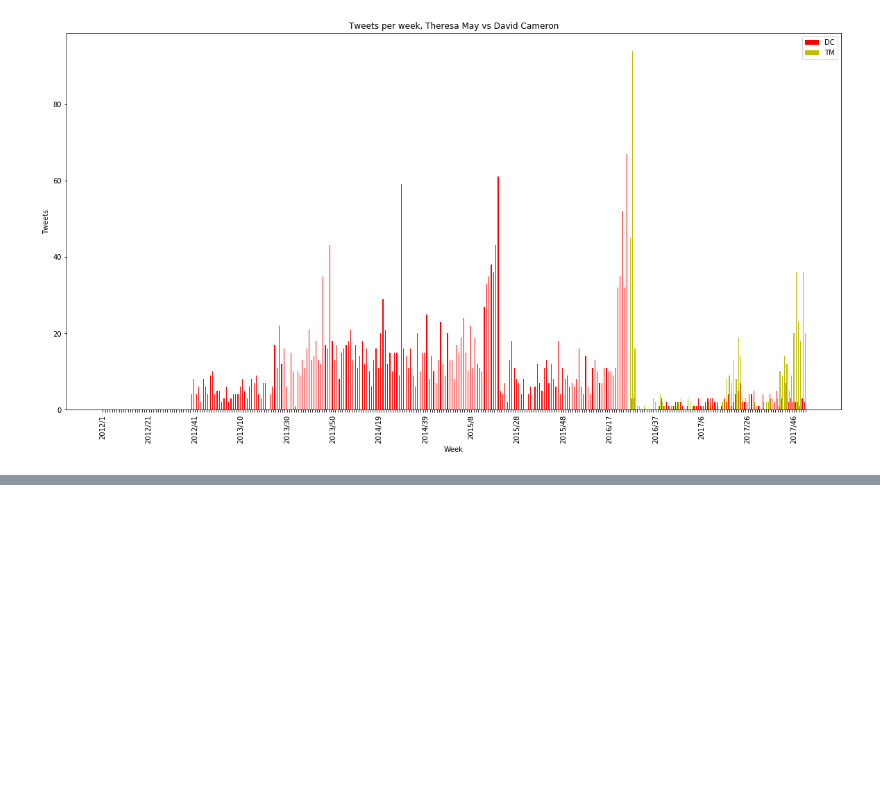
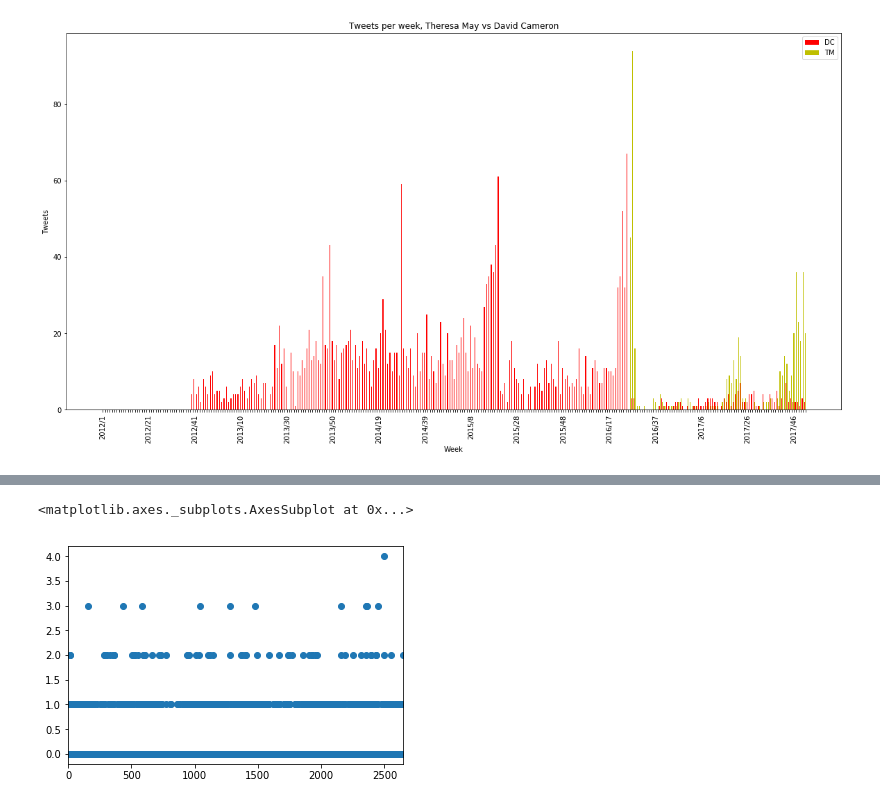
Before and after one commit to puntofisso/Birkbeck, a Jupyter notebook: May_Cameron_Varadkar.ipynb, the cells around one changed output, grey strips where cells are left out. Saved outputs shown, nothing was run; the diff lists cells and outputs as text; code cells hidden in the pictures; blank space fills up the shorter version.

Commit message:
Calculation of indices draft

```diff
--- a/May_Cameron_Varadkar.ipynb
+++ b/May_Cameron_Varadkar.ipynb
@@ -146,0 +162,32 @@ plt.show()
+# %%
+# Here we define dh
+words_energy = ['believe', 'belief', 'action', 'do',
+                'take', 'fast', 'quick', 'as soon as possible', 'law', 'legislate',
+                'respond', 'right', 'wrong']
+
+words_friendliness = ['sympathy', 'concern', 'condolences', 'support', 'understand',
+                      'help', 'assist', 'disaster', 'tragedy']
+# %%
+# Word search -> calculate the two indices and add to the table
+import re
+
+indices_of_friendliness = []
+indices_of_energy = []
+
+for sentence in dc['text'].str.lower():
+
+    indexF = 0
+    for word in words_friendliness:
+        occurrences = len(re.findall(word,sentence))
+        indexF = indexF + occurrences
+    indices_of_friendliness.append(indexF)
+
+    indexE = 0
+    for word in words_energy:
+        occurrences = len(re.findall(word,sentence))
+        indexE = indexE + occurrences
+    indices_of_energy.append(indexE)
+
+dc['energy'] = indices_of_energy
+dc['friendliness'] = indices_of_friendliness
+dc.head()
@@ -146,0 +201,6 @@ plt.show()
+# %%
+# Scatter tweets
+dc['energy'].plot(x='created_at', y='energy', style='o')
+# %% [output]
+<matplotlib.axes._subplots.AxesSubplot at 0x...>
+[figure, added]
```
Also changed, not shown: parts of 6 cells of this notebook.
